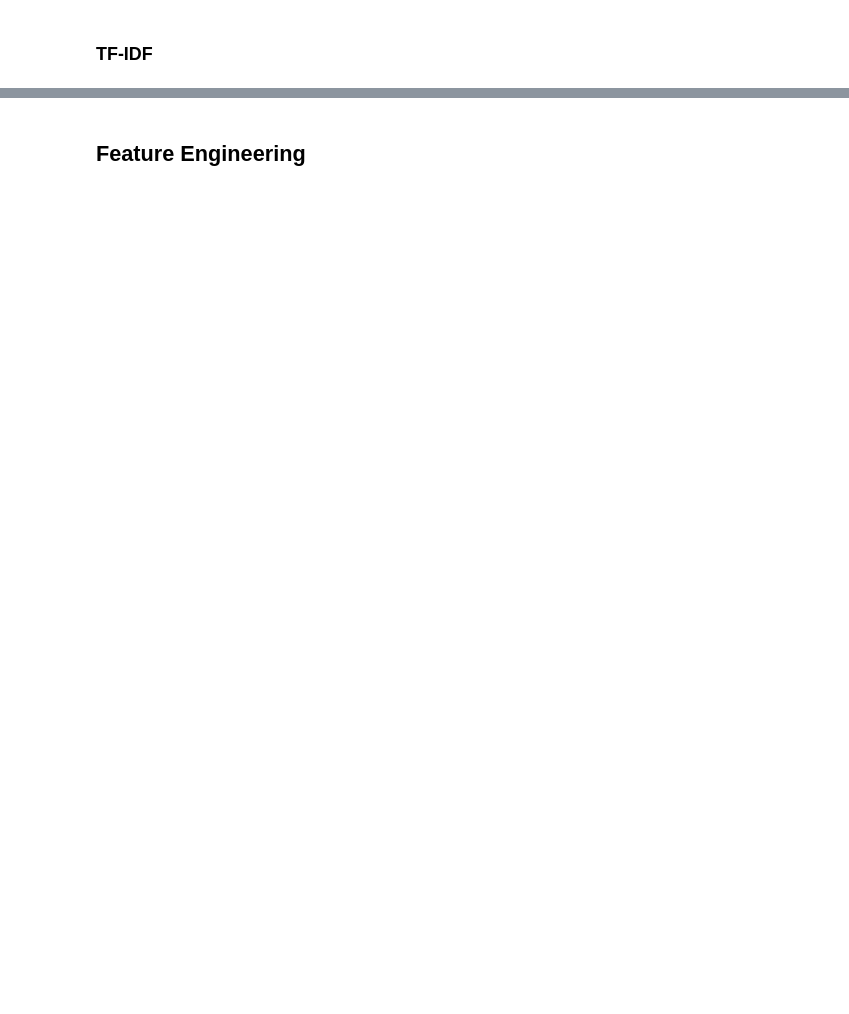
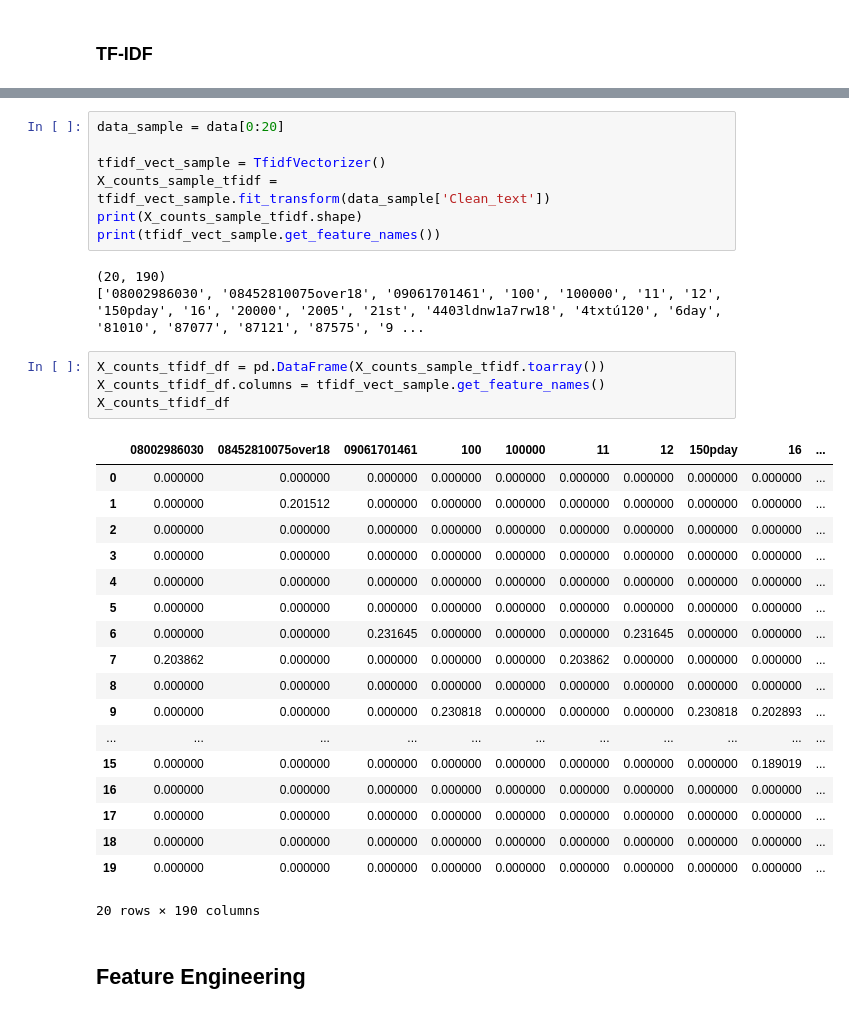
Before and after one commit to abhiyanbhattarai/NLP-Tutorial, a Jupyter notebook: NLP Learning.ipynb, the cells around one changed output, grey strips where cells are left out. Saved outputs shown, nothing was run; the diff lists cells and outputs as text; blank space fills up the shorter version.

Commit message:
adding tfidf

```diff
--- a/NLP Learning.ipynb
+++ b/NLP Learning.ipynb
@@ -367,2 +420,35 @@ X_counts_df
+# %%
+data_sample = data[0:20]
+
+tfidf_vect_sample = TfidfVectorizer()
+X_counts_sample_tfidf = tfidf_vect_sample.fit_transform(data_sample['Clean_text'])
+print(X_counts_sample_tfidf.shape)
+print(tfidf_vect_sample.get_feature_names())
+# %% [output]
+(20, 190)
+['08002986030', '08452810075over18', '09061701461', '100', '100000', '11', '12', '150pday', '16', '20000', '2005', '21st', '4403ldnw1a7rw18', '4txtú120', '6day', '81010', '87077', '87121', '87575', '9 ...
+# %%
+X_counts_tfidf_df = pd.DataFrame(X_counts_sample_tfidf.toarray())
+X_counts_tfidf_df.columns = tfidf_vect_sample.get_feature_names()
+X_counts_tfidf_df
+# %% [output]
+|  | 08002986030 | 08452810075over18 | 09061701461 | 100 | 100000 | 11 | 12 | 150pday | 16 | ... |
+| 0 | 0.000000 | 0.000000 | 0.000000 | 0.000000 | 0.000000 | 0.000000 | 0.000000 | 0.000000 | 0.000000 | ... |
+| 1 | 0.000000 | 0.201512 | 0.000000 | 0.000000 | 0.000000 | 0.000000 | 0.000000 | 0.000000 | 0.000000 | ... |
+| 2 | 0.000000 | 0.000000 | 0.000000 | 0.000000 | 0.000000 | 0.000000 | 0.000000 | 0.000000 | 0.000000 | ... |
+| 3 | 0.000000 | 0.000000 | 0.000000 | 0.000000 | 0.000000 | 0.000000 | 0.000000 | 0.000000 | 0.000000 | ... |
+| 4 | 0.000000 | 0.000000 | 0.000000 | 0.000000 | 0.000000 | 0.000000 | 0.000000 | 0.000000 | 0.000000 | ... |
+| 5 | 0.000000 | 0.000000 | 0.000000 | 0.000000 | 0.000000 | 0.000000 | 0.000000 | 0.000000 | 0.000000 | ... |
+| 6 | 0.000000 | 0.000000 | 0.231645 | 0.000000 | 0.000000 | 0.000000 | 0.231645 | 0.000000 | 0.000000 | ... |
+| 7 | 0.203862 | 0.000000 | 0.000000 | 0.000000 | 0.000000 | 0.203862 | 0.000000 | 0.000000 | 0.000000 | ... |
+| 8 | 0.000000 | 0.000000 | 0.000000 | 0.000000 | 0.000000 | 0.000000 | 0.000000 | 0.000000 | 0.000000 | ... |
+| 9 | 0.000000 | 0.000000 | 0.000000 | 0.230818 | 0.000000 | 0.000000 | 0.000000 | 0.230818 | 0.202893 | ... |
+| ... | ... | ... | ... | ... | ... | ... | ... | ... | ... | ... |
+| 15 | 0.000000 | 0.000000 | 0.000000 | 0.000000 | 0.000000 | 0.000000 | 0.000000 | 0.000000 | 0.189019 | ... |
+| 16 | 0.000000 | 0.000000 | 0.000000 | 0.000000 | 0.000000 | 0.000000 | 0.000000 | 0.000000 | 0.000000 | ... |
+| 17 | 0.000000 | 0.000000 | 0.000000 | 0.000000 | 0.000000 | 0.000000 | 0.000000 | 0.000000 | 0.000000 | ... |
+| 18 | 0.000000 | 0.000000 | 0.000000 | 0.000000 | 0.000000 | 0.000000 | 0.000000 | 0.000000 | 0.000000 | ... |
+| 19 | 0.000000 | 0.000000 | 0.000000 | 0.000000 | 0.000000 | 0.000000 | 0.000000 | 0.000000 | 0.000000 | ... |
+20 rows × 190 columns
 # %% [markdown]
 ## Feature Engineering
```
Also changed, not shown: parts of 26 cells of this notebook.
